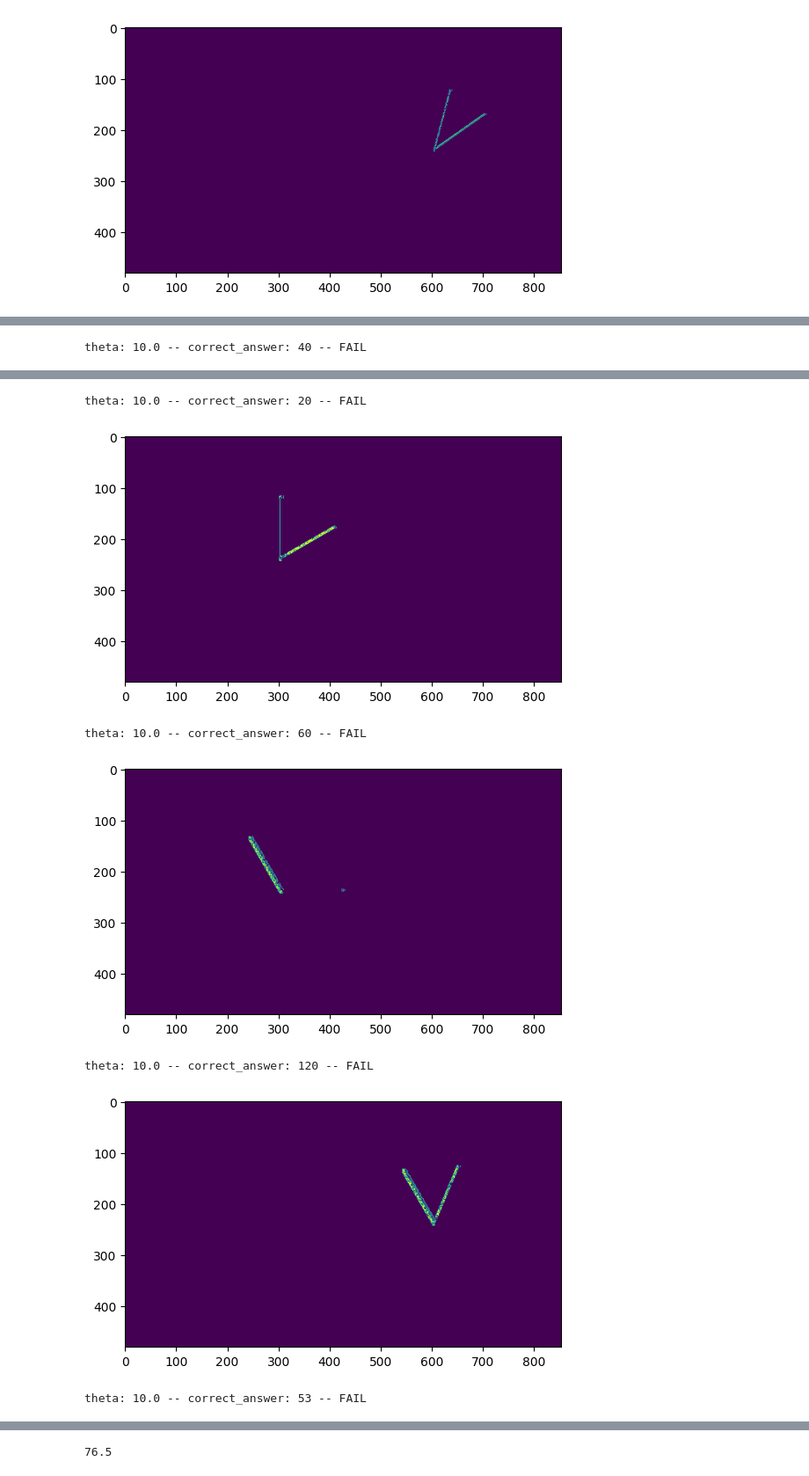
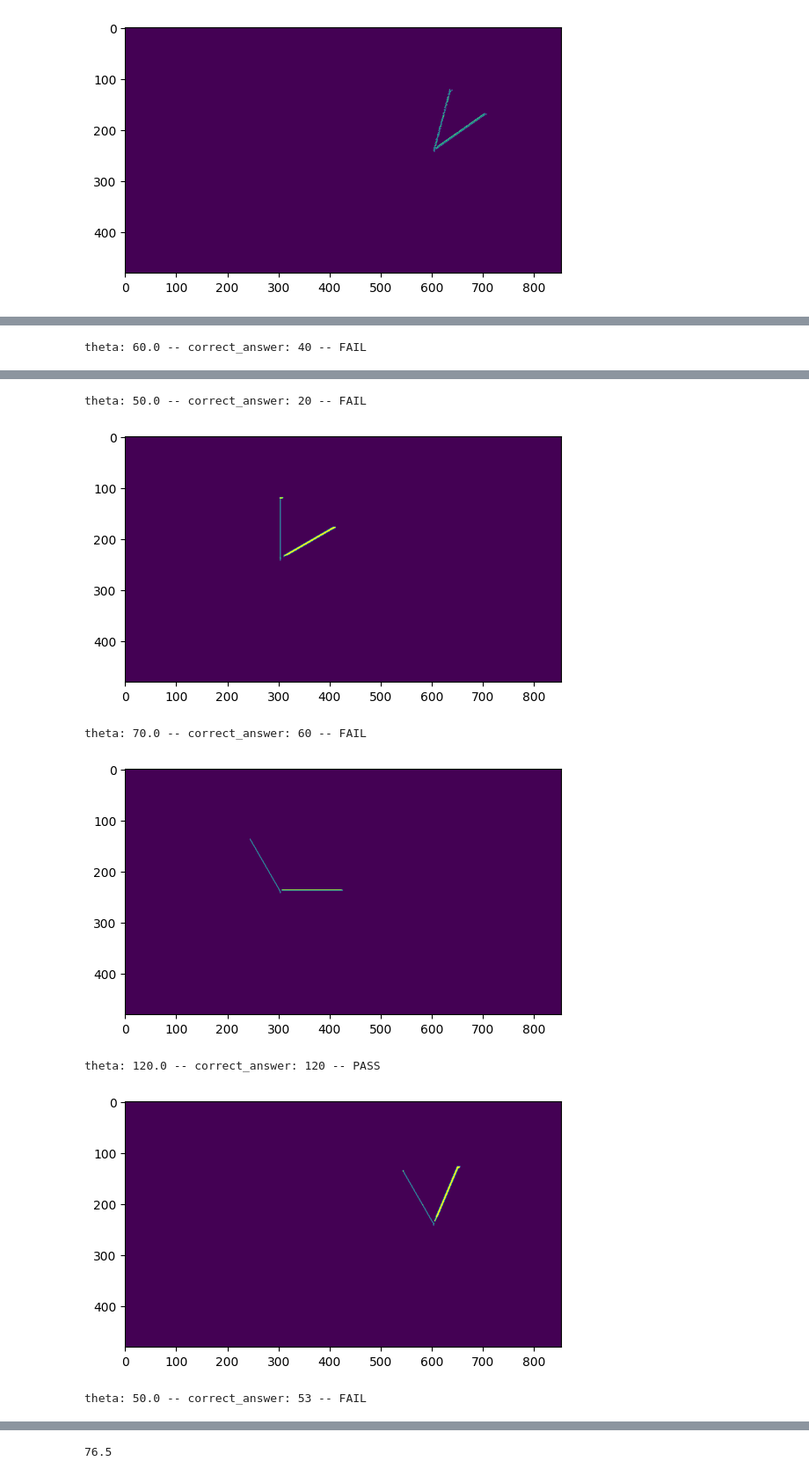
Before and after one commit to coeus-uk/computer-vision, a Jupyter notebook: Task1.ipynb, the cells around one changed output, grey strips where cells are left out. Shown at 88% size. Cells and saved outputs as stored; diff of their text form; code cells hidden in the pictures.

```diff
--- a/Task1.ipynb
+++ b/Task1.ipynb
@@ -169,10 +174,10 @@ plt.imshow(out)
 img = cv2.imread("Task1Dataset\\image1.png")
 img = cv2.cvtColor(img, cv2.COLOR_RGB2GRAY)
 img = utils.canny(img,
-                  gauss_kernel_size=3,
+                  gauss_kernel_size=5,
                   sigma=25,
-                  low_threshold=7,
-                  high_threshold=13
+                  low_threshold=70,
+                  high_threshold=110
                   )
 plt.imshow(img)
 # %% [output]
@@ -190,10 +196,10 @@ for (i, row) in enumerate(dataset.itertuples()):
     img = cv2.imread(f"Task1Dataset\\{filename}")
     img = cv2.cvtColor(img, cv2.COLOR_RGB2GRAY)
 
-    img = utils.canny(img, gauss_kernel_size=5, sigma=25, low_threshold=5, high_threshold=12)
+    img = utils.canny(img, gauss_kernel_size=5, sigma=50, low_threshold=60, high_threshold=180)
     plt.imshow(img)
     plt.show()
-    hough_lines = cv2.HoughLines(img, rho=1, theta=np.deg2rad(10), threshold=2, lines=None, srn=0, stn=0)
+    hough_lines = cv2.HoughLines(img, rho=1, theta=np.deg2rad(10), threshold=20, lines=None, srn=0, stn=0)
 
     line_angles = []
     for line in hough_lines:
@@ -220 +226 @@ for (i, row) in enumerate(dataset.itertuples()):
-theta: 10.0 -- correct_answer: 40 -- FAIL
+theta: 60.0 -- correct_answer: 40 -- FAIL
@@ -222,7 +228,7 @@ theta: 10.0 -- correct_answer: 40 -- FAIL
-theta: 10.0 -- correct_answer: 20 -- FAIL
+theta: 50.0 -- correct_answer: 20 -- FAIL
 [figure]
-theta: 10.0 -- correct_answer: 60 -- FAIL
+theta: 70.0 -- correct_answer: 60 -- FAIL
-[figure, old version]
+[figure, new version]
-theta: 10.0 -- correct_answer: 120 -- FAIL
+theta: 120.0 -- correct_answer: 120 -- PASS
-[figure, old version]
+[figure, new version]
-theta: 10.0 -- correct_answer: 53 -- FAIL
+theta: 50.0 -- correct_answer: 53 -- FAIL
```
Also changed, not shown: parts of 4 cells of this notebook, 1 other file.
